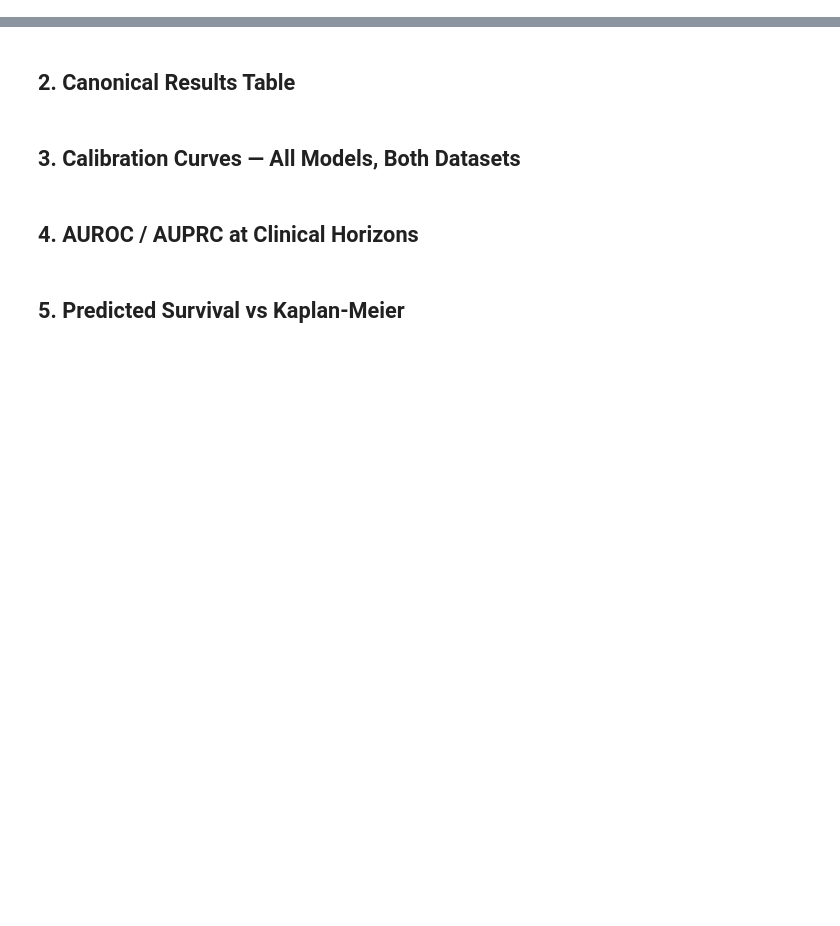
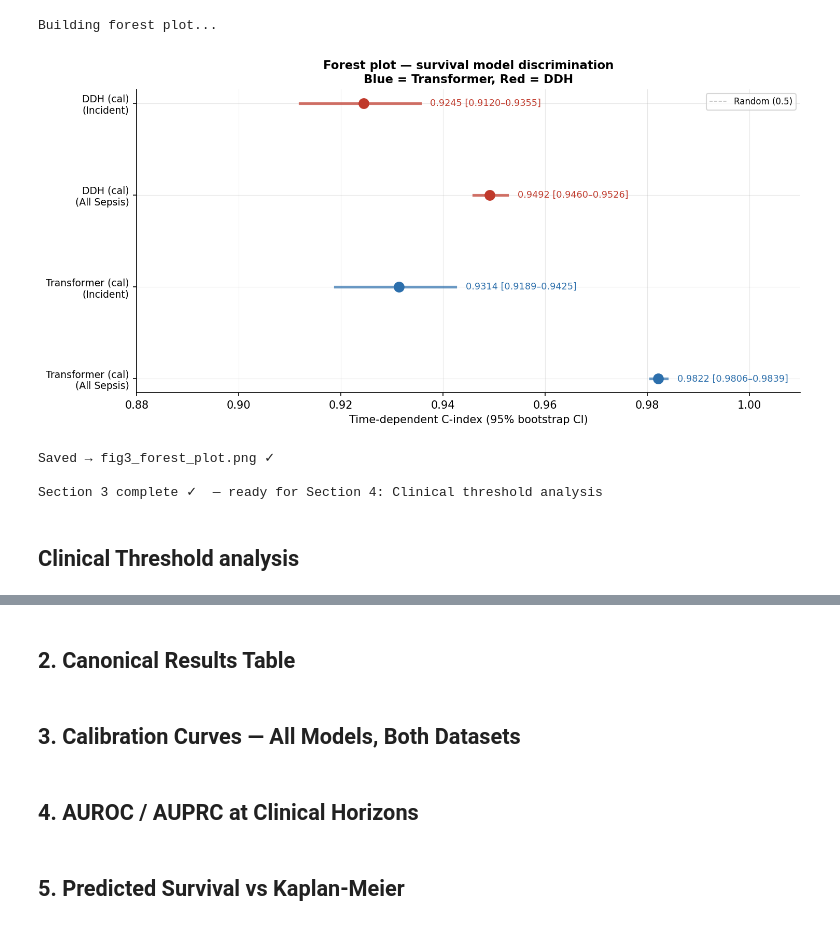
Before and after one commit to hamdikhasawneh/AI-sepsis, a Jupyter notebook: notebooks/04_model_evaluation.ipynb, the cells around one changed output, grey strips where cells are left out. Cells and saved outputs as stored; diff of their text form; code cells hidden in the pictures; blank space fills up the shorter version.

```diff
--- a/notebooks/04_model_evaluation.ipynb
+++ b/notebooks/04_model_evaluation.ipynb
@@ -2,0 +764,48 @@
+# %%
+# ============================================================
+# Cell 3c: Forest plot — C-index with 95% bootstrap CIs
+# ============================================================
+print("Building forest plot...")
+
+fig, ax = plt.subplots(figsize=(10, 5))
+
+models_ordered = bootstrap_df.copy()
+models_ordered['Label'] = (models_ordered['Model'] + '\n('
+                           + models_ordered['Dataset'] + ')')
+models_ordered = models_ordered.iloc[::-1].reset_index(drop=True)
+
+colors_fp = ['#2C6FAC' if 'Transformer' in r['Model'] else '#C0392B'
+             for _, r in models_ordered.iterrows()]
+
+for i, (_, row) in enumerate(models_ordered.iterrows()):
+    color = colors_fp[i]
+    ax.plot(row['C-index'], i, 'o', color=color, ms=9, zorder=3)
+    ax.plot([row['CI_lo'], row['CI_hi']], [i, i],
+            color=color, lw=2.5, alpha=0.7, zorder=2)
+    ax.text(row['CI_hi'] + 0.002, i,
+            f"{row['C-index']:.4f} [{row['CI_lo']:.4f}–{row['CI_hi']:.4f}]",
+            va='center', fontsize=8.5, color=color)
+
+ax.set_yticks(range(len(models_ordered)))
+ax.set_yticklabels(models_ordered['Label'], fontsize=9)
+ax.axvline(0.5, color='gray', lw=0.8, ls='--', alpha=0.5, label='Random (0.5)')
+ax.set_xlabel('Time-dependent C-index (95% bootstrap CI)', fontsize=10)
+ax.set_title('Forest plot — survival model discrimination\n'
+             'Blue = Transformer, Red = DDH', fontsize=11, fontweight='bold')
+ax.set_xlim(0.88, 1.01)
+ax.legend(fontsize=8)
+plt.tight_layout()
+
+fpath = FIG_DIR / 'fig3_forest_plot.png'
+plt.savefig(str(fpath), dpi=300, bbox_inches='tight')
+plt.show()
+print(f"Saved → {fpath.name} ✓")
+print("\nSection 3 complete ✓  — ready for Section 4: Clinical threshold analysis")
+# %% [output]
+Building forest plot...
+[figure, added]
+Saved → fig3_forest_plot.png ✓
+
+Section 3 complete ✓  — ready for Section 4: Clinical threshold analysis
+# %% [markdown]
+## Clinical Threshold analysis
```
Also changed, not shown: parts of 17 cells of this notebook, 5 other files.
